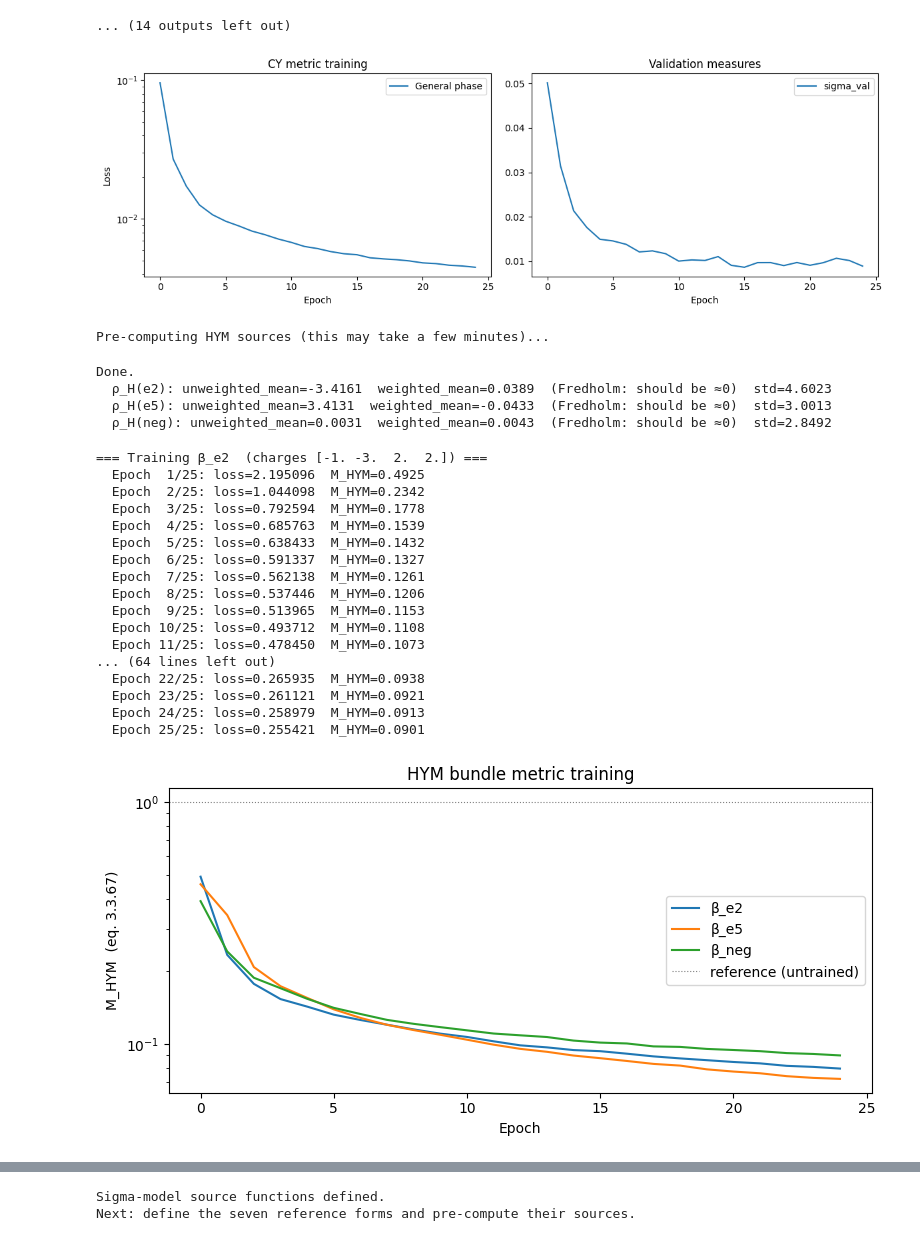
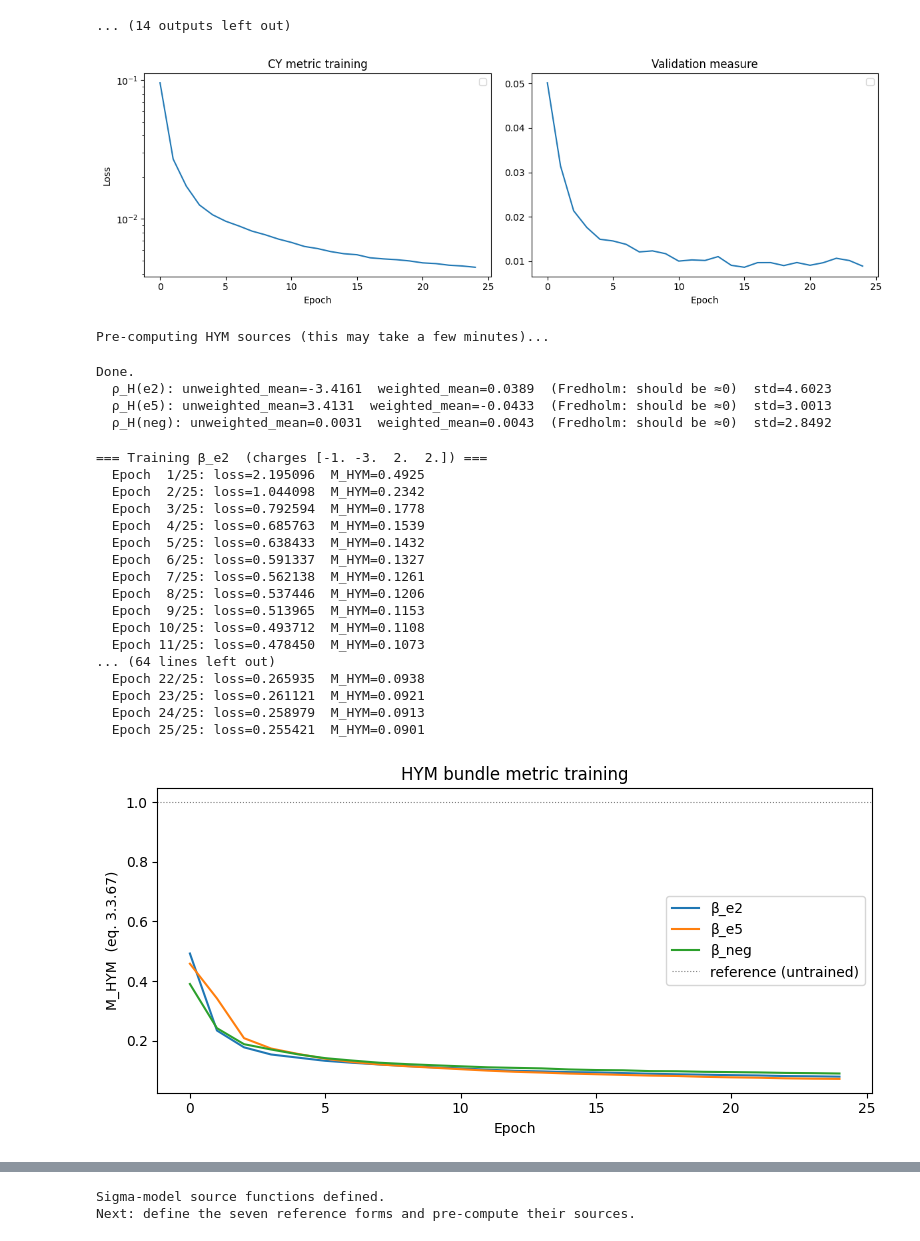
Before and after one commit to harveyThomas4692/axion-matter-couplings, a Jupyter notebook: yukawa_computation.ipynb, the cells around one changed output, grey strips where cells are left out. Drawn from its saved outputs; the diff is of its cells as text; code cells hidden in the pictures.

```diff
--- a/yukawa_computation.ipynb
+++ b/yukawa_computation.ipynb
@@ -195,19 +195,19 @@ Epoch 12/25
 # %%
 fig, axes = plt.subplots(1, 2, figsize=(12, 4))
 epochs = history['epochs']
-axes[0].semilogy(epochs, history['General loss phase'], label='General phase')
+axes[0].semilogy(epochs, history['General loss phase'])
 #axes[0].semilogy(epochs, history['Volume loss phase'],  label='Volume phase')
 axes[0].set(xlabel='Epoch', ylabel='Loss', title='CY metric training')
 axes[0].legend()
 for k in ['sigma_val']:
     if k in history:
-        axes[1].plot(epochs, history[k], label=k)
-axes[1].set(xlabel='Epoch', title='Validation measures')
+        axes[1].plot(epochs, history[k])
+axes[1].set(xlabel='Epoch', title='Validation measure')
 axes[1].legend()
 plt.tight_layout()
 plt.show()
 # %% [output]
-[figure, old version]
+[figure, new version]
 # %%
 # --- Pre-compute HYM sources ρ_H and geometric weight matrices M ---
 #
@@ -378,35 +378,36 @@ for name, k_vec, subkey in zip(hym_names, hym_charges, keys[1:4]):
     nn = OrbitAvg(make_hym_nn(subkey))   # output-averaged -> Γ-invariant β
     nn, hist = train_hym(nn, hym_rho[name], n_epochs=25)
     hym_models[name]    = nn
     hym_histories[name] = hist
 
 fig, ax = plt.subplots(figsize=(8, 4))
 for name in hym_names:
-    ax.semilogy(hym_histories[name], label=f'β_{name}')
+    #ax.semilogy(hym_histories[name], label=f'β_{name}')
+    ax.plot(hym_histories[name], label=f'β_{name}')
 ax.set(xlabel='Epoch', ylabel='M_HYM  (eq. 3.3.67)', title='HYM bundle metric training')
 ax.axhline(1.0, color='gray', lw=0.8, ls=':', label='reference (untrained)')
 ax.legend()
 plt.tight_layout()
 plt.show()
 # %% [output]
 === Training β_e2  (charges [-1. -3.  2.  2.]) ===
   Epoch  1/25: loss=2.195096  M_HYM=0.4925
   Epoch  2/25: loss=1.044098  M_HYM=0.2342
   Epoch  3/25: loss=0.792594  M_HYM=0.1778
   Epoch  4/25: loss=0.685763  M_HYM=0.1539
   Epoch  5/25: loss=0.638433  M_HYM=0.1432
   Epoch  6/25: loss=0.591337  M_HYM=0.1327
   Epoch  7/25: loss=0.562138  M_HYM=0.1261
   Epoch  8/25: loss=0.537446  M_HYM=0.1206
   Epoch  9/25: loss=0.513965  M_HYM=0.1153
   Epoch 10/25: loss=0.493712  M_HYM=0.1108
   Epoch 11/25: loss=0.478450  M_HYM=0.1073
 ... (64 lines left out)
   Epoch 22/25: loss=0.265935  M_HYM=0.0938
   Epoch 23/25: loss=0.261121  M_HYM=0.0921
   Epoch 24/25: loss=0.258979  M_HYM=0.0913
   Epoch 25/25: loss=0.255421  M_HYM=0.0901
-[figure, old version]
+[figure, new version]
 # %%
 skip_non_susy = False
 
```
Also changed, not shown: parts of 4 cells of this notebook.
